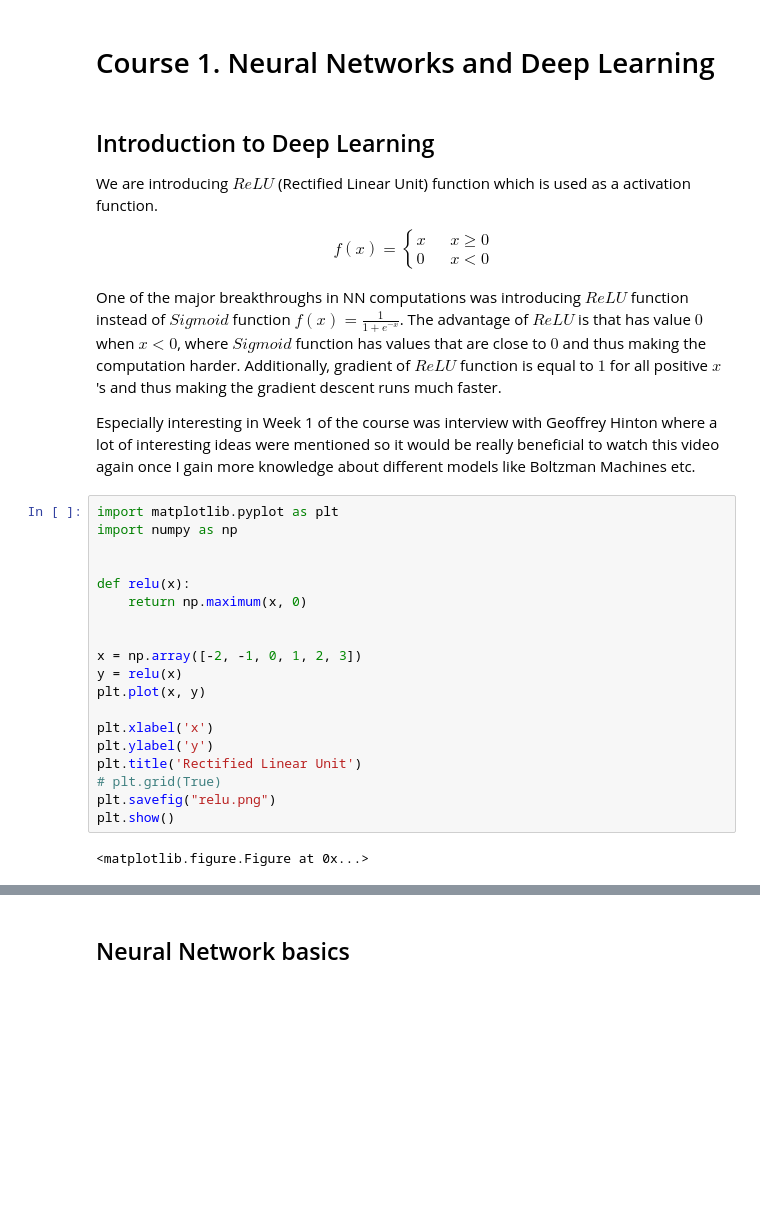
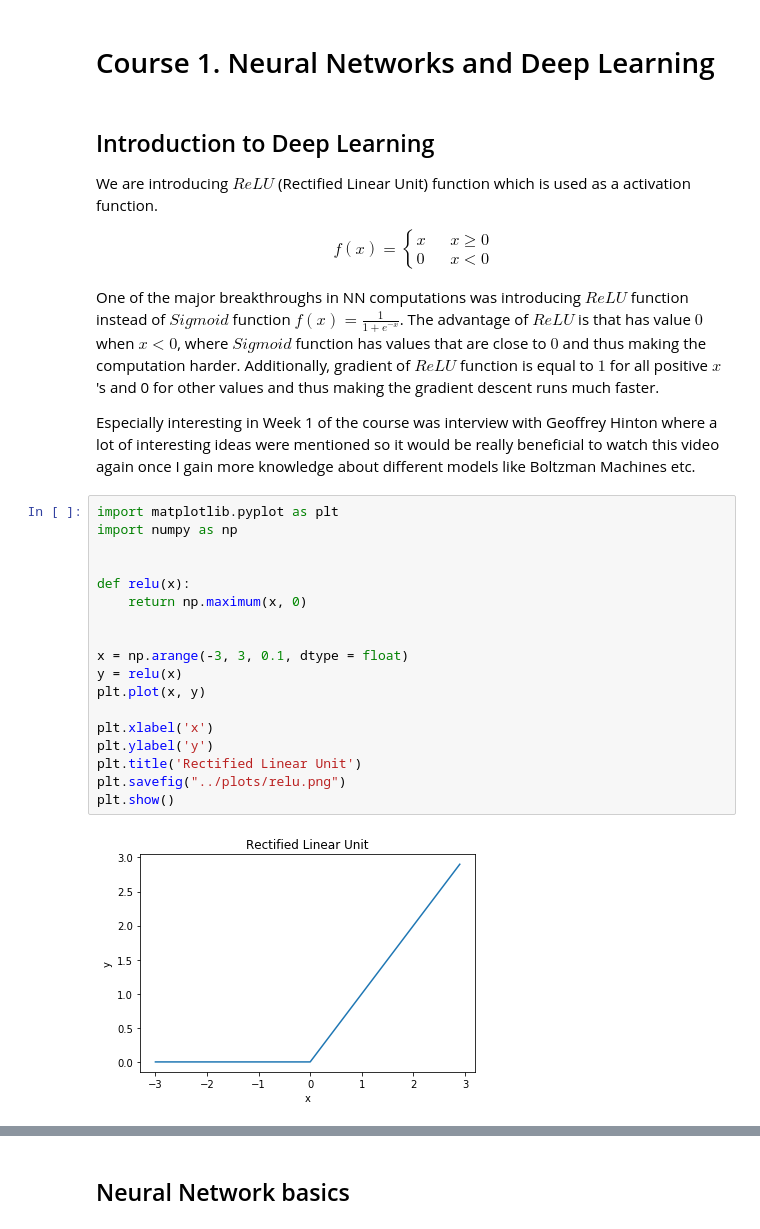
Before and after one commit to andrijazz/learn, a Jupyter notebook: deeplearning/notes/deeplearning-1.ipynb, the cells around one changed output, grey strips where cells are left out. Saved outputs shown, nothing was run; the diff lists cells and outputs as text; blank space fills up the shorter version.

```diff
--- a/deeplearning/notes/deeplearning-1.ipynb
+++ b/deeplearning/notes/deeplearning-1.ipynb
@@ -13,27 +13,26 @@ f(x) =
 \end{align}
 
 One of the major breakthroughs in NN computations was introducing $ReLU$ function instead of $Sigmoid$ function $f(x) = \frac{1}{1 + e ^{-x}}$. The advantage of $ReLU$ is that has value $0$ when $x < 0$, where $Sigmoid$ function has values that are close to $0$ and thus making the computation harder.
-Additionally, gradient of $ReLU$ function is equal to $1$ for all positive $x$'s and thus making the gradient descent runs much faster.
+Additionally, gradient of $ReLU$ function is equal to $1$ for all positive $x$'s and 0 for other values and thus making the gradient descent runs much faster.
 
 Especially interesting in Week 1 of the course was interview with Geoffrey Hinton where a lot of interesting ideas were mentioned so it would be really beneficial to watch this video again once I gain more knowledge about different models like Boltzman Machines etc.
 # %%
 import matplotlib.pyplot as plt
 import numpy as np
 
 
 def relu(x):
     return np.maximum(x, 0)
 
 
-x = np.array([-2, -1, 0, 1, 2, 3])
+x = np.arange(-3, 3, 0.1, dtype = float)
 y = relu(x)
 plt.plot(x, y)
 
 plt.xlabel('x')
 plt.ylabel('y')
 plt.title('Rectified Linear Unit')
-# plt.grid(True)
-plt.savefig("relu.png")
+plt.savefig("../plots/relu.png")
 plt.show()
 # %% [output]
-<matplotlib.figure.Figure at 0x...>
+[figure, added]
```
Also changed, not shown: parts of 15 cells of this notebook, 6 other files.
